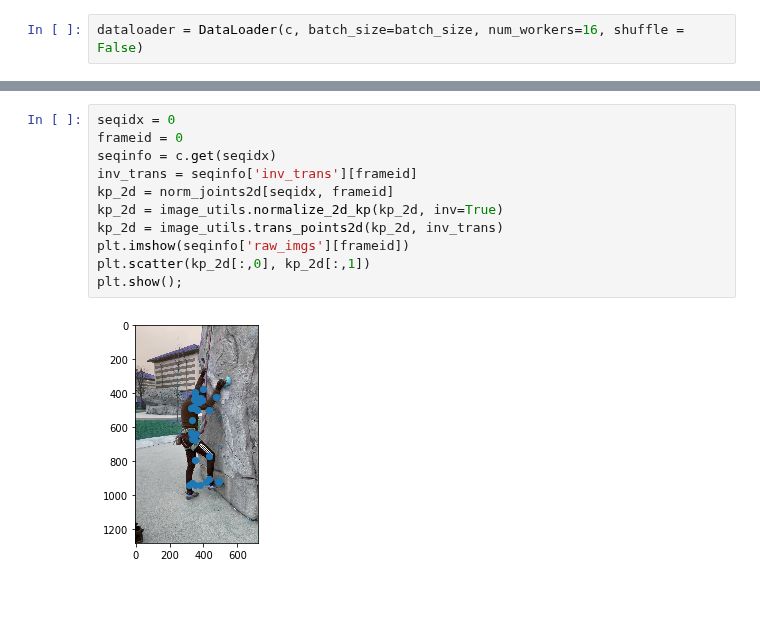
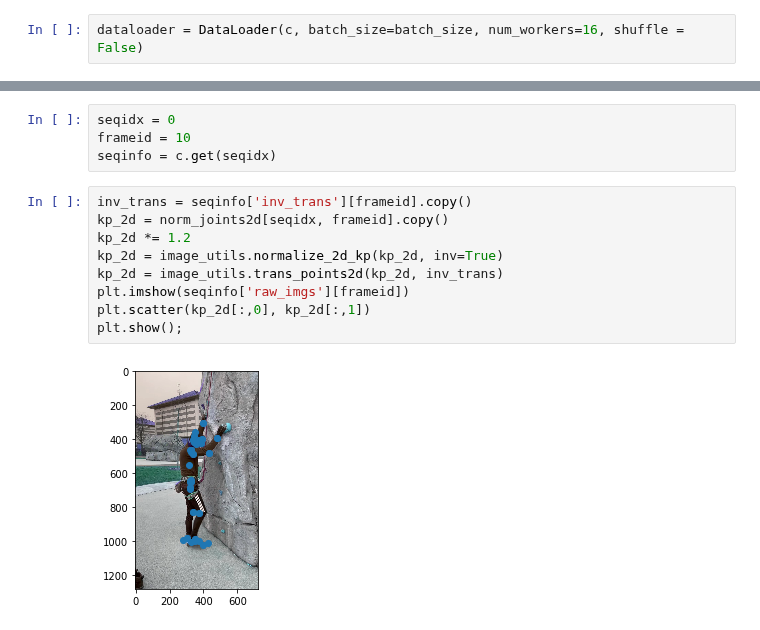
Before and after one commit to 2food/APEC, a Jupyter notebook: meva.ipynb, the cells around one changed output, grey strips where cells are left out. Drawn from its saved outputs; the diff is of its cells as text; blank space fills up the shorter version.

```diff
--- a/meva.ipynb
+++ b/meva.ipynb
@@ -108,13 +121,15 @@ norm_joints2d.shape
+# %%
+seqidx = 0
+frameid = 10
+seqinfo = c.get(seqidx)
 # %%
-seqidx = 0
-frameid = 0
-seqinfo = c.get(seqidx)
-inv_trans = seqinfo['inv_trans'][frameid]
-kp_2d = norm_joints2d[seqidx, frameid]
+inv_trans = seqinfo['inv_trans'][frameid].copy()
+kp_2d = norm_joints2d[seqidx, frameid].copy()
+kp_2d *= 1.2
 kp_2d = image_utils.normalize_2d_kp(kp_2d, inv=True)
 kp_2d = image_utils.trans_points2d(kp_2d, inv_trans)
 plt.imshow(seqinfo['raw_imgs'][frameid])
 plt.scatter(kp_2d[:,0], kp_2d[:,1])
 plt.show();
 # %% [output]
-[figure, old version]
+[figure, new version]
```
Also changed, not shown: parts of 8 cells of this notebook, 3 other files.
